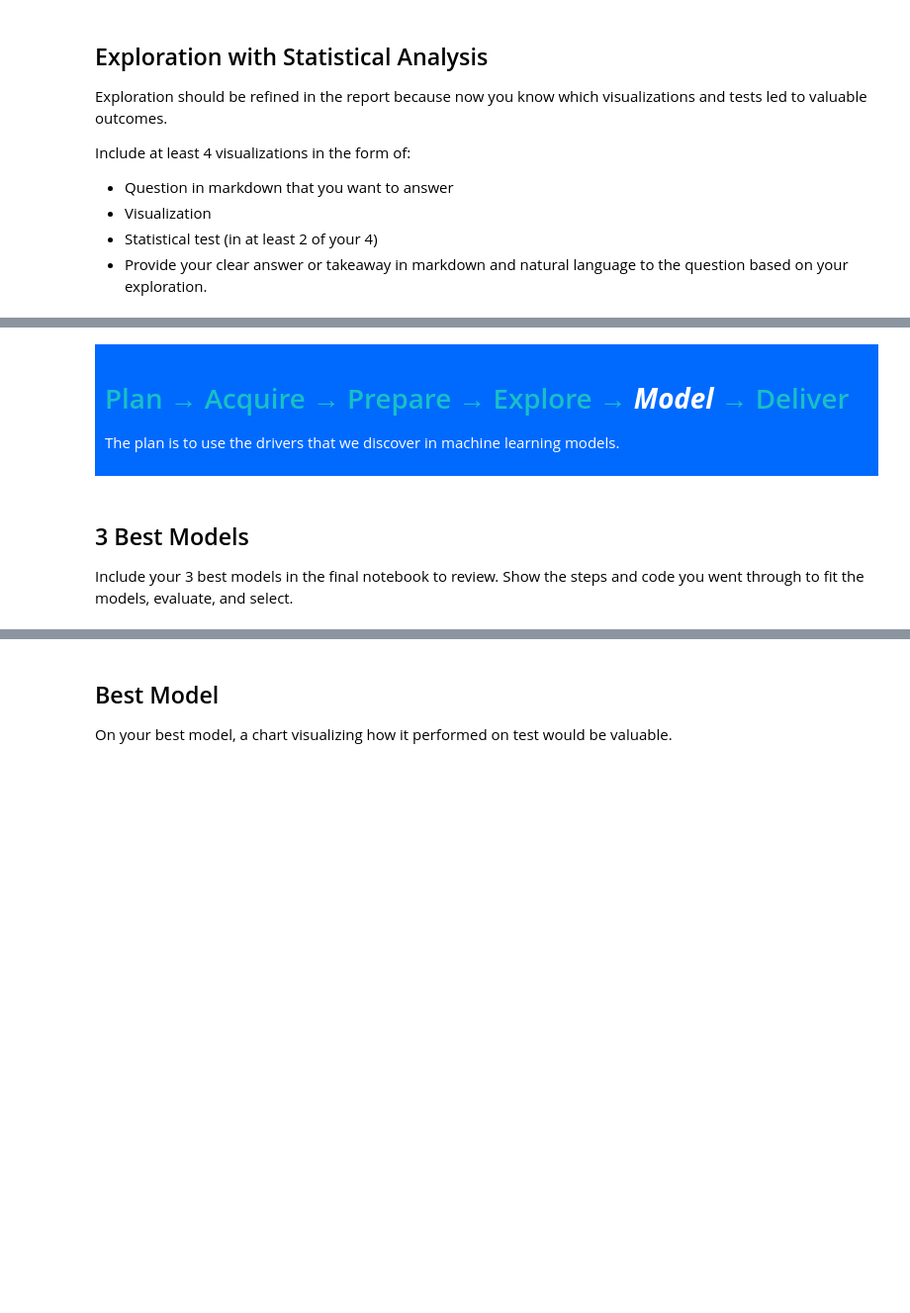
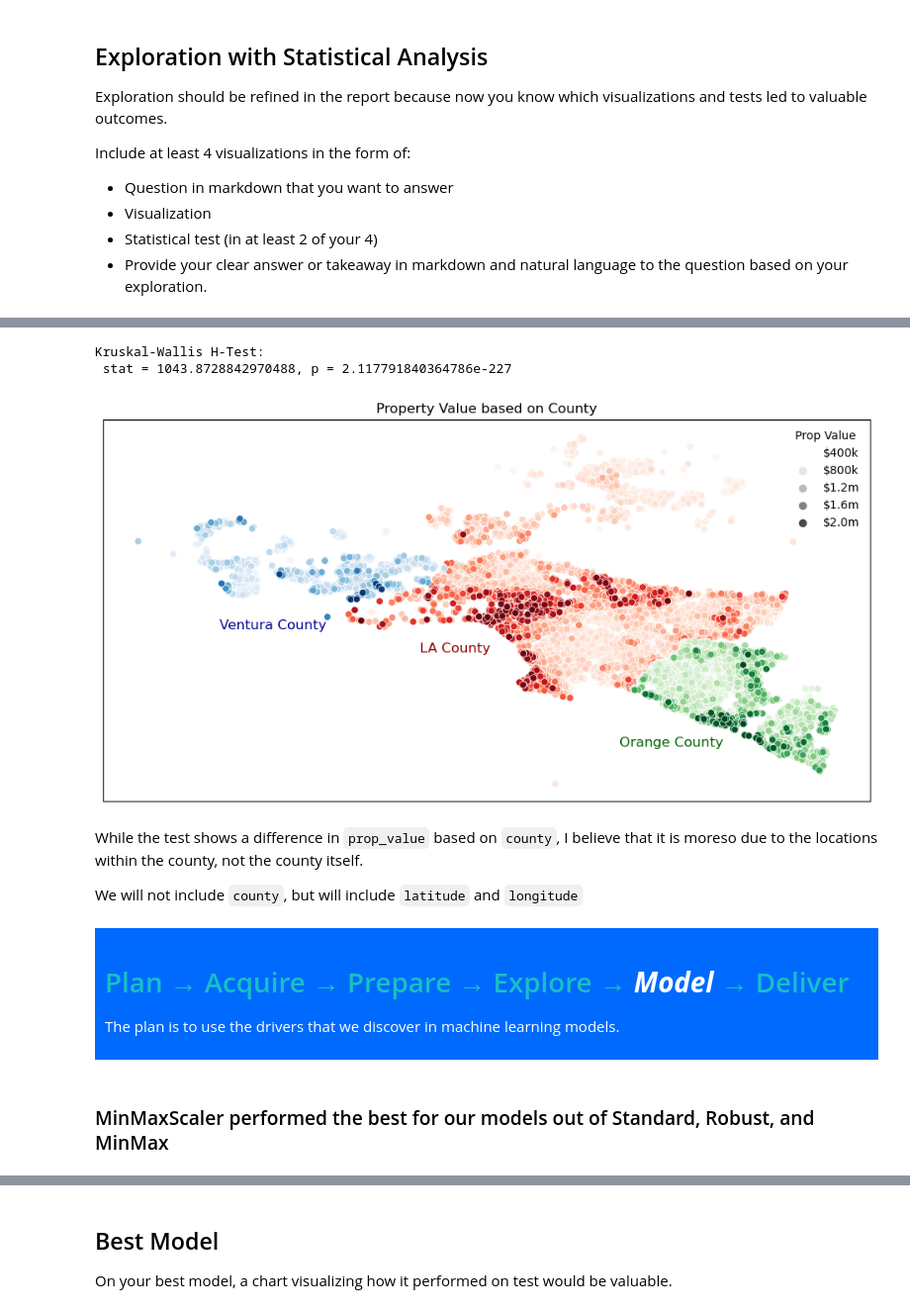
Before and after one commit to Zacharia-Schmitz/project_zillow, a Jupyter notebook: final_report.ipynb, the cells around one changed output, grey strips where cells are left out. Shown at 99% size. Drawn from its saved outputs; the diff is of its cells as text; code cells hidden in the pictures; blank space fills up the shorter version.

```diff
--- a/final_report.ipynb
+++ b/final_report.ipynb
@@ -84,0 +211,12 @@ Include at least 4 visualizations in the form of:
+# %%
+# explore average property value and counties
+
+w.plot_property_value_by_county(train)
+# %% [output]
+Kruskal-Wallis H-Test:
+ stat = 1043.8728842970488, p = 2.117791840364786e-227
+[figure, added]
+# %% [markdown]
+While the test shows a difference in `prop_value` based on `county`, I believe that it is moreso due to the locations within the county, not the county itself.
+
+We will not include `county`, but will include `latitude` and `longitude`
@@ -88,7 +230,3 @@ Include at least 4 visualizations in the form of:
 # Plan → Acquire → Prepare → Explore → <font color='white' size='20'><i>**Model**</i></font> → Deliver
 
 <font color='white'>The plan is to use the drivers that we discover in machine learning models.</font>
-# %% [markdown]
-## 3 Best Models
-
-Include your 3 best models in the final notebook to review. Show the steps and code you went through to fit the models, evaluate, and select.
@@ -94,0 +253,2 @@ Include your 3 best models in the final notebook to review. Show the steps and c
+# %% [markdown]
+### MinMaxScaler performed the best for our models out of Standard, Robust, and MinMax
```
Also changed, not shown: parts of 50 cells of this notebook, 3 other files.
